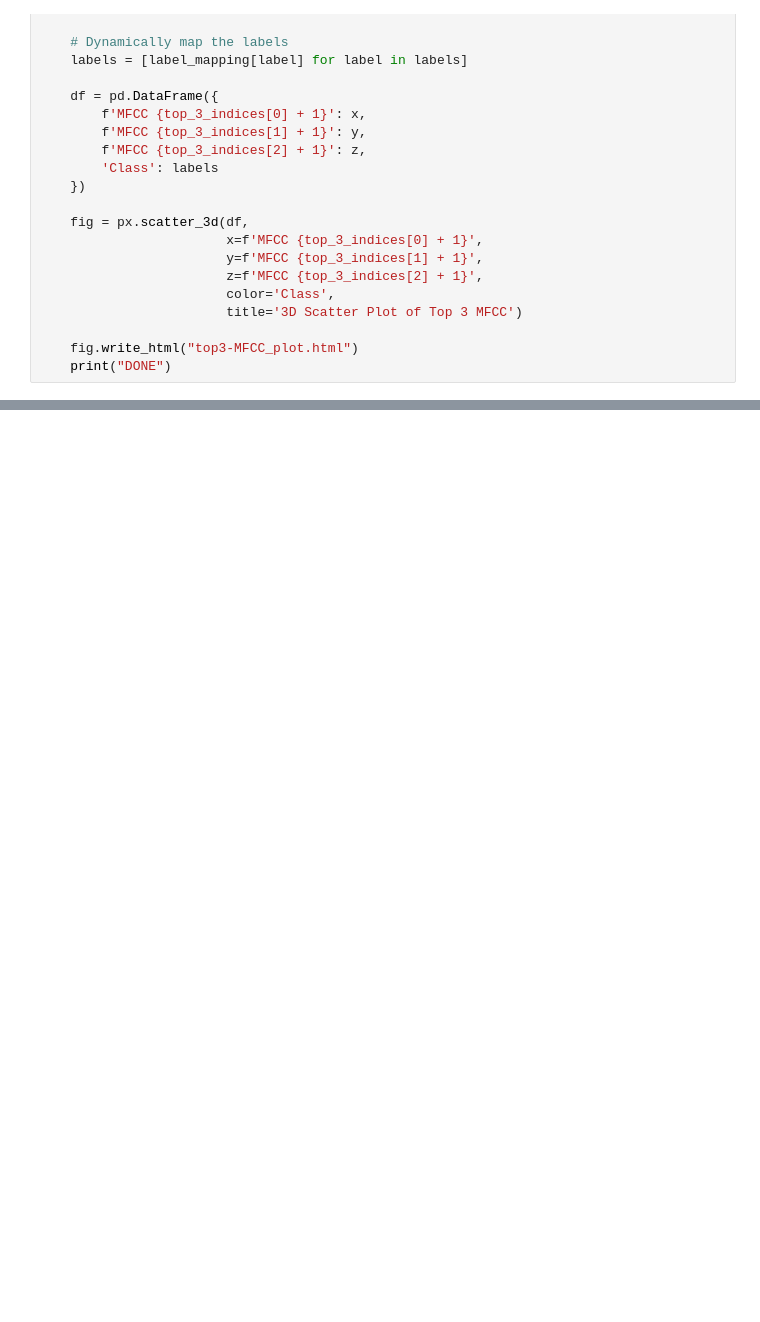
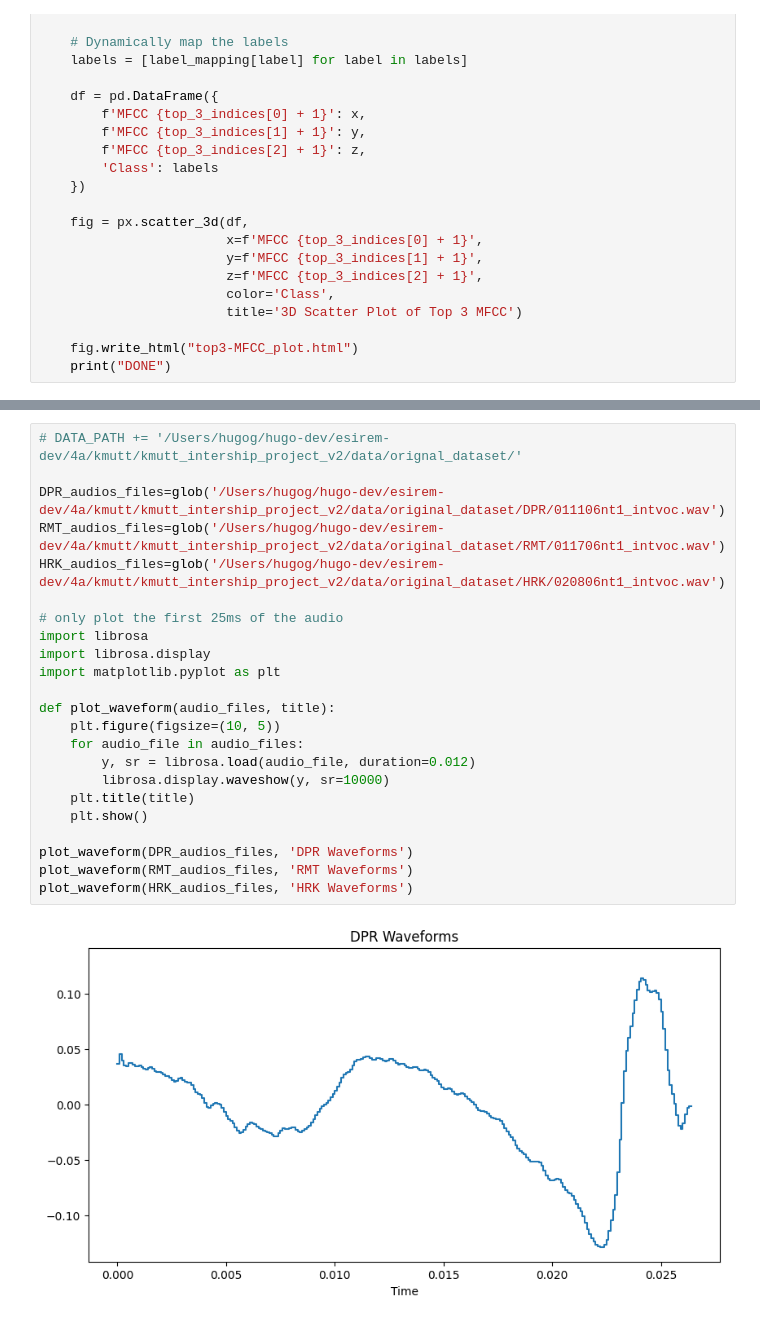
Before and after one commit to hugo-gclvs/kmutt_intership_project_v2, a Jupyter notebook: data_visualization.ipynb, the cells around one changed output, grey strips where cells are left out. Saved outputs shown, nothing was run; the diff lists cells and outputs as text; blank space fills up the shorter version.

```diff
--- a/data_visualization.ipynb
+++ b/data_visualization.ipynb
@@ -144,0 +147,25 @@ DONE
+# %%
+# DATA_PATH += '/Users/hugog/hugo-dev/esirem-dev/4a/kmutt/kmutt_intership_project_v2/data/orignal_dataset/'
+
+DPR_audios_files=glob('/Users/hugog/hugo-dev/esirem-dev/4a/kmutt/kmutt_intership_project_v2/data/original_dataset/DPR/011106nt1_intvoc.wav')
+RMT_audios_files=glob('/Users/hugog/hugo-dev/esirem-dev/4a/kmutt/kmutt_intership_project_v2/data/original_dataset/RMT/011706nt1_intvoc.wav')
+HRK_audios_files=glob('/Users/hugog/hugo-dev/esirem-dev/4a/kmutt/kmutt_intership_project_v2/data/original_dataset/HRK/020806nt1_intvoc.wav')
+
+# only plot the first 25ms of the audio
+import librosa
+import librosa.display
+import matplotlib.pyplot as plt
+
+def plot_waveform(audio_files, title):
+    plt.figure(figsize=(10, 5))
+    for audio_file in audio_files:
+        y, sr = librosa.load(audio_file, duration=0.012)
+        librosa.display.waveshow(y, sr=10000)
+    plt.title(title)
+    plt.show()
+
+plot_waveform(DPR_audios_files, 'DPR Waveforms')
+plot_waveform(RMT_audios_files, 'RMT Waveforms')
+plot_waveform(HRK_audios_files, 'HRK Waveforms')
+# %% [output]
+[figure, added]
```
Also changed, not shown: parts of 10 cells of this notebook, 5 other files.
